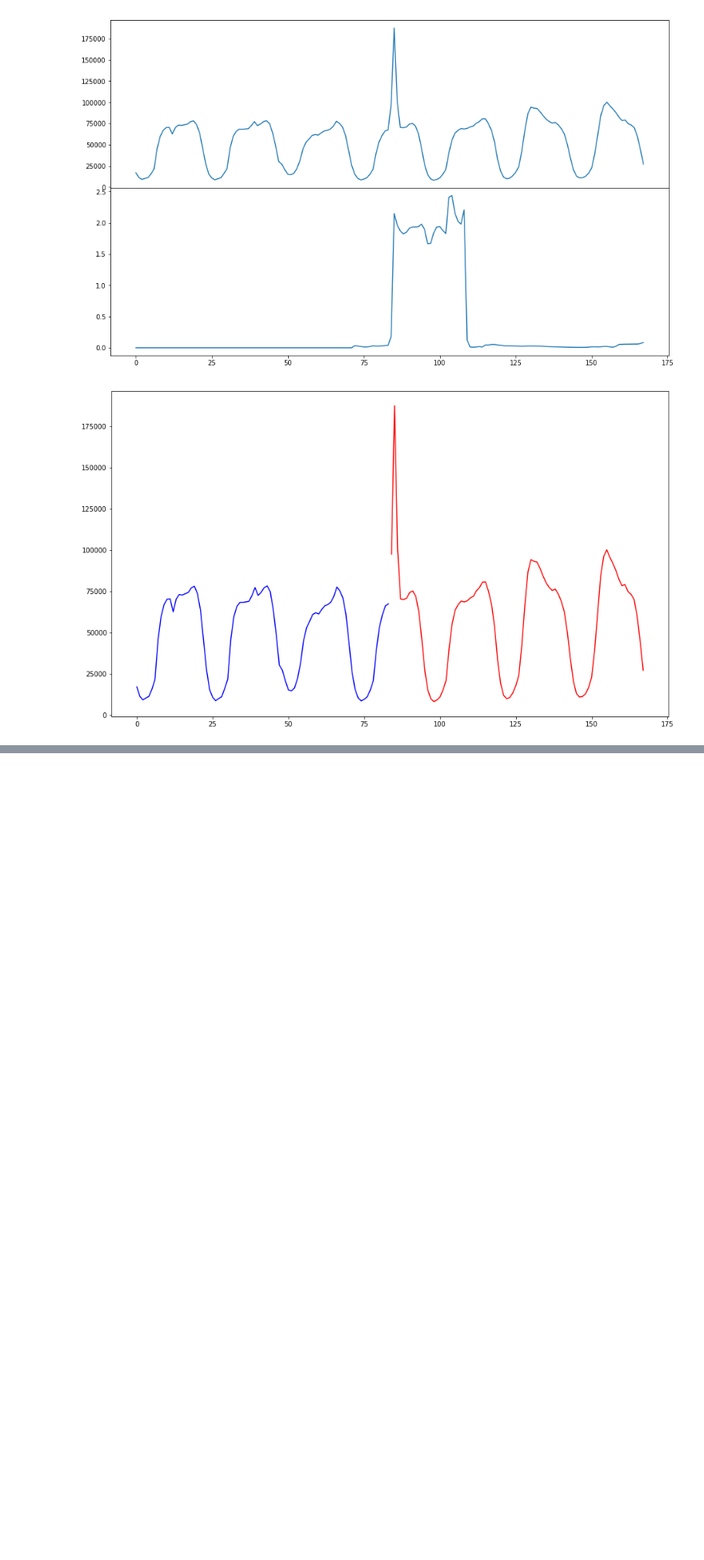
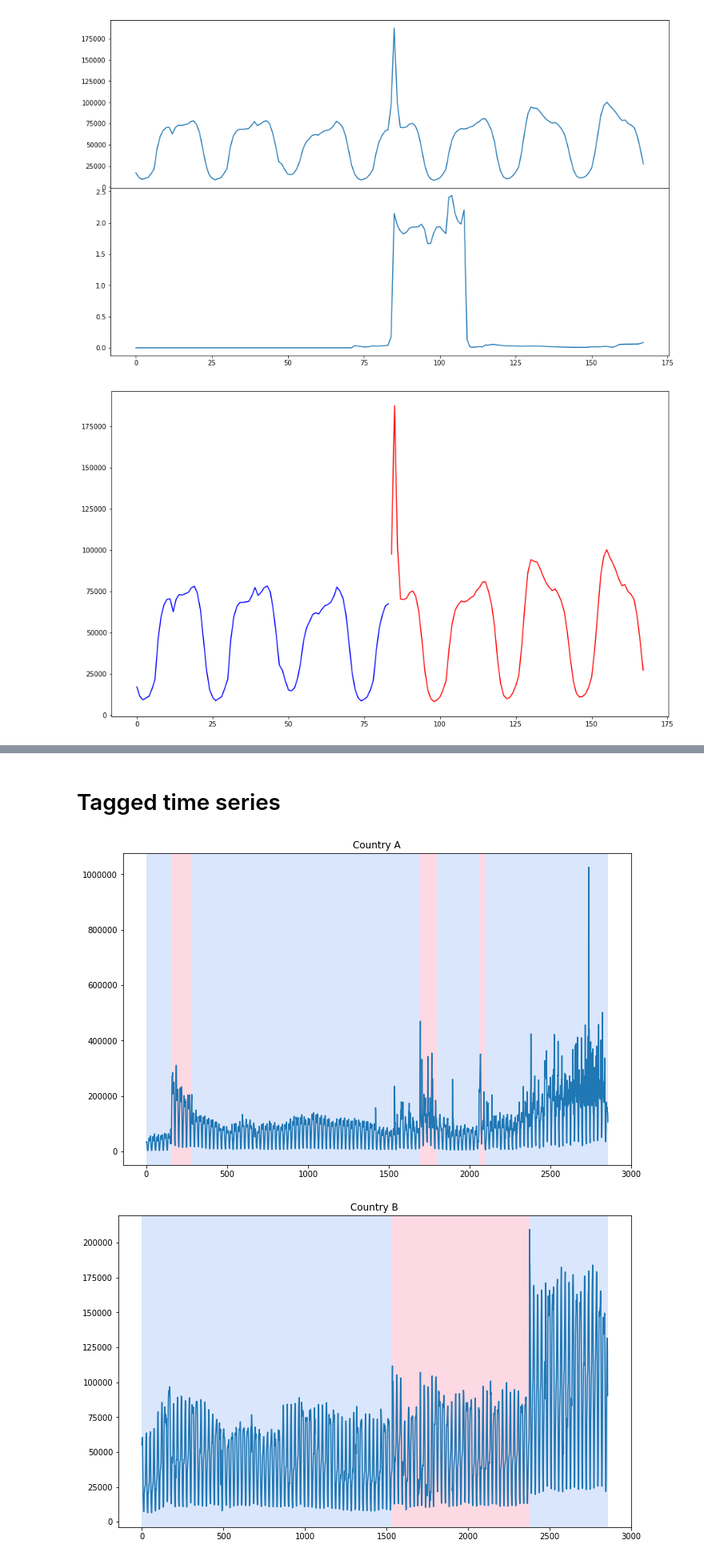
Before and after one commit to Klimmy/ssa-cardiff-seminar, a Jupyter notebook: python/Data preparation.ipynb, the cells around one changed output, grey strips where cells are left out. Shown at 80% size. Cells and saved outputs as stored; diff of their text form; code cells hidden in the pictures; blank space fills up the shorter version.

```diff
--- a/python/Data preparation.ipynb
+++ b/python/Data preparation.ipynb
@@ -599,0 +611,2 @@ plot_cp_results(ts_splitted,'/Users/klimmy/Klim/Statmod/Change point conference/
+# %% [markdown]
+# Tagged time series
@@ -599,0 +639,28 @@ plot_cp_results(ts_splitted,'/Users/klimmy/Klim/Statmod/Change point conference/
+# %%
+rpt.show.display(np.array(df_a['imp']), bkps_a, figsize=(10, 6))
+plt.title('Country A')
+plt.savefig('/Users/klimmy/Klim/Statmod/Change point conference/ssa-cardiff-seminar/tex/images/028_country_a.png')
+plt.show()
+
+rpt.show.display(np.array(df_b['imp']), bkps_b, figsize=(10, 6))
+plt.title('Country B')
+plt.savefig('/Users/klimmy/Klim/Statmod/Change point conference/ssa-cardiff-seminar/tex/images/029_country_b.png')
+plt.show()
+
+rpt.show.display(np.array(df_c['imp']), bkps_c, figsize=(10, 6))
+plt.title('Country C')
+plt.savefig('/Users/klimmy/Klim/Statmod/Change point conference/ssa-cardiff-seminar/tex/images/030_country_c.png')
+plt.show()
+
+rpt.show.display(np.array(df_d['imp']), bkps_d, figsize=(10, 6))
+plt.title('Country D')
+plt.savefig('/Users/klimmy/Klim/Statmod/Change point conference/ssa-cardiff-seminar/tex/images/031_country_d.png')
+plt.show()
+
+rpt.show.display(np.array(df_e['imp']), bkps_e, figsize=(10, 6))
+plt.title('Country E')
+plt.savefig('/Users/klimmy/Klim/Statmod/Change point conference/ssa-cardiff-seminar/tex/images/032_country_e.png')
+plt.show()
+# %% [output]
+[figure, added]
+[figure, added]
```
Also changed, not shown: parts of 17 cells of this notebook, 15 other files.
